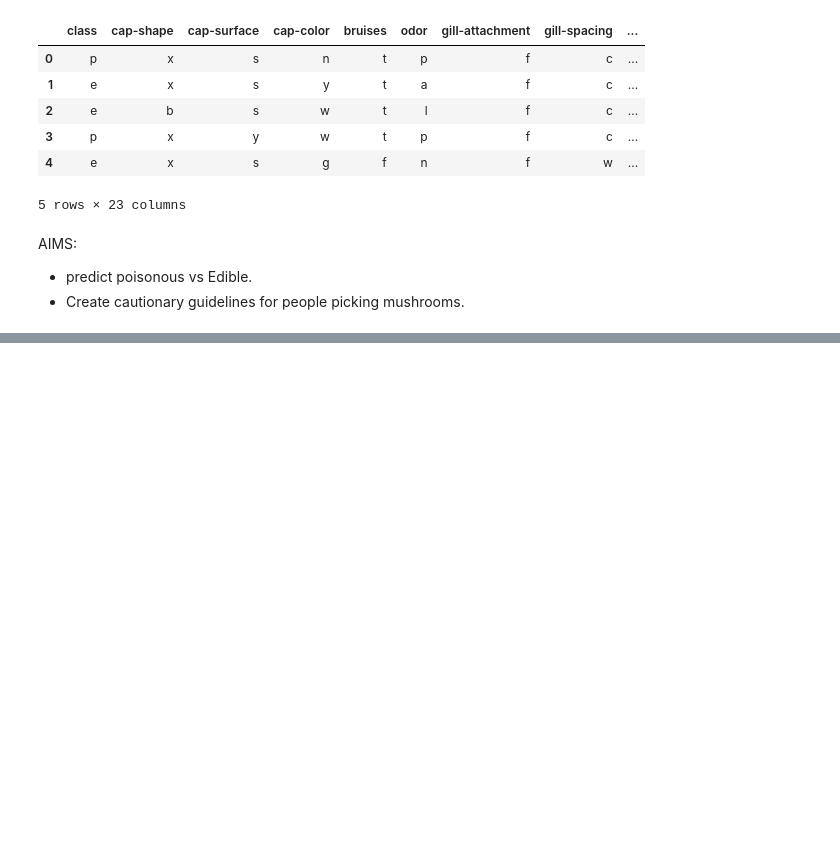
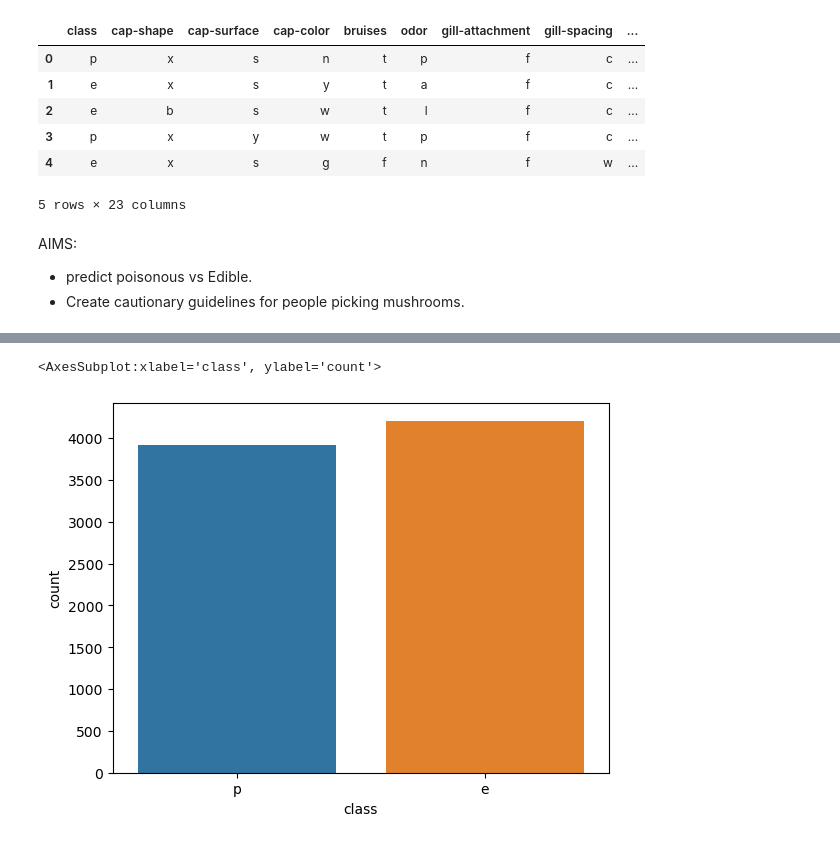
Before and after one commit to NadeemDin/ML-Tree-Based-Methods, a Jupyter notebook: Boosting Method Notes.ipynb, the cells around one changed output, grey strips where cells are left out. Saved outputs shown, nothing was run; the diff lists cells and outputs as text; code cells hidden in the pictures; blank space fills up the shorter version.

```diff
--- a/Boosting Method Notes.ipynb
+++ b/Boosting Method Notes.ipynb
@@ -39,0 +65,5 @@ AIMS:
+# %%
+sns.countplot(data=df,x='class') #shows data is somewhat balanced.
+# %% [output]
+<AxesSubplot:xlabel='class', ylabel='count'>
+[figure, added]
```
Also changed, not shown: parts of 31 cells of this notebook.
